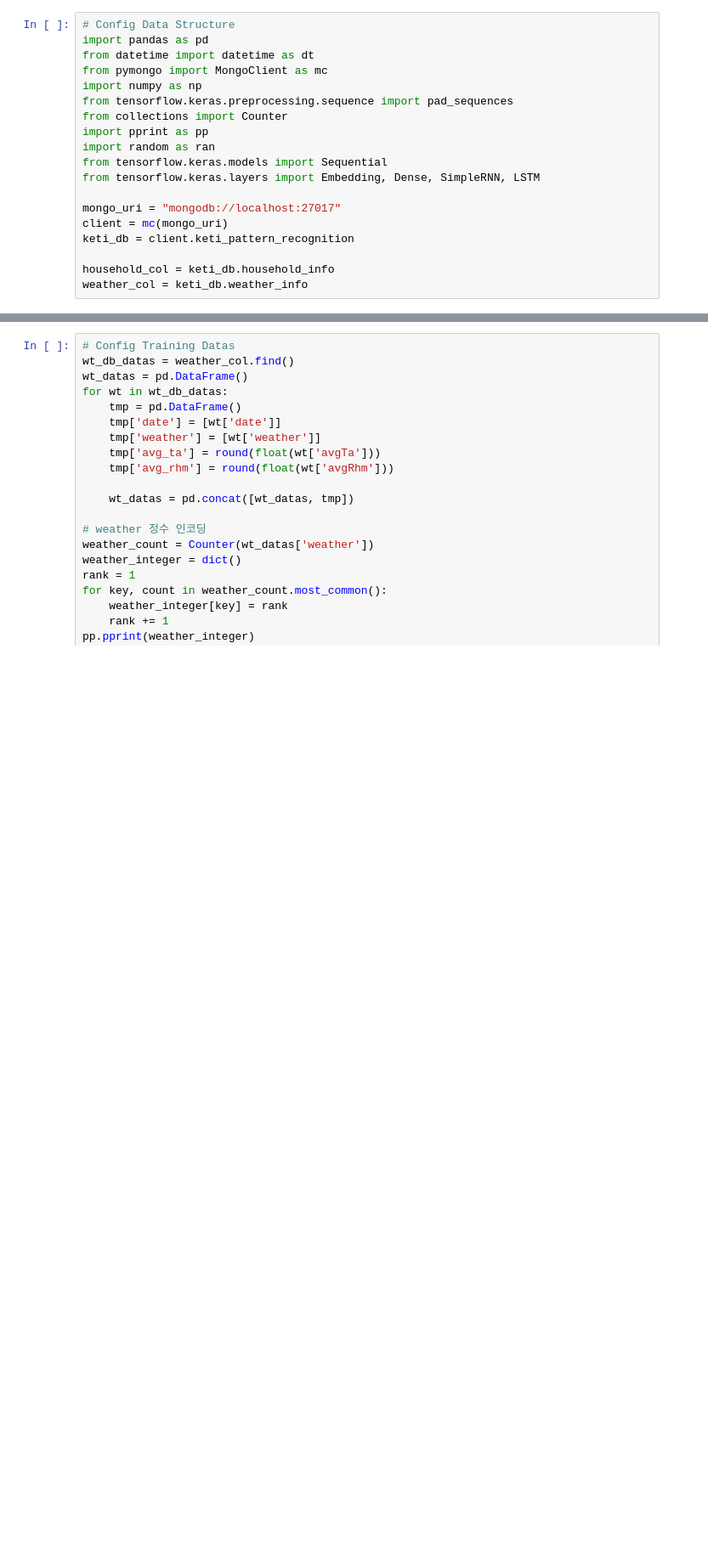
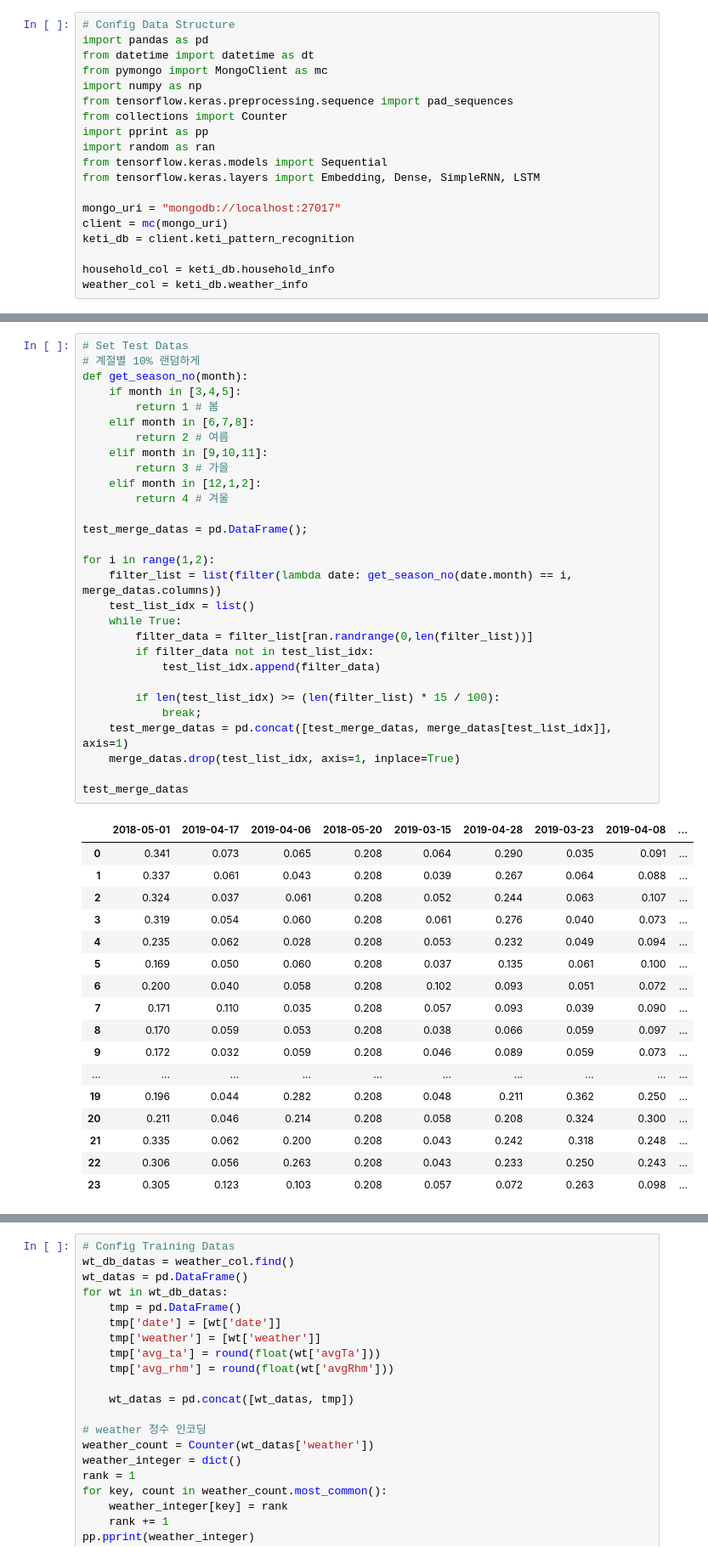
Before and after one commit to formegusto/houself-rnn, a Jupyter notebook: RNN Modeling.ipynb, the cells around one changed output, grey strips where cells are left out. Shown at 85% size. Drawn from its saved outputs; the diff is of its cells as text; blank space fills up the shorter version.

```diff
--- a/RNN Modeling.ipynb
+++ b/RNN Modeling.ipynb
@@ -120,0 +99,47 @@ print(value_size)
+# %%
+# Set Test Datas
+# 계절별 10% 랜덤하게
+def get_season_no(month):
+    if month in [3,4,5]:
+        return 1 # 봄
+    elif month in [6,7,8]:
+        return 2 # 여름
+    elif month in [9,10,11]:
+        return 3 # 가을
+    elif month in [12,1,2]:
+        return 4 # 겨울
+
+test_merge_datas = pd.DataFrame();
+
+for i in range(1,2):
+    filter_list = list(filter(lambda date: get_season_no(date.month) == i, merge_datas.columns))
+    test_list_idx = list()
+    while True:
+        filter_data = filter_list[ran.randrange(0,len(filter_list))]
+        if filter_data not in test_list_idx:
+            test_list_idx.append(filter_data)
+
+        if len(test_list_idx) >= (len(filter_list) * 15 / 100):
+            break;
+    test_merge_datas = pd.concat([test_merge_datas, merge_datas[test_list_idx]], axis=1)
+    merge_datas.drop(test_list_idx, axis=1, inplace=True)
+
+test_merge_datas
+# %% [output]
+|  | 2018-05-01 | 2019-04-17 | 2019-04-06 | 2018-05-20 | 2019-03-15 | 2019-04-28 | 2019-03-23 | 2019-04-08 | ... |
+| 0 | 0.341 | 0.073 | 0.065 | 0.208 | 0.064 | 0.290 | 0.035 | 0.091 | ... |
+| 1 | 0.337 | 0.061 | 0.043 | 0.208 | 0.039 | 0.267 | 0.064 | 0.088 | ... |
+| 2 | 0.324 | 0.037 | 0.061 | 0.208 | 0.052 | 0.244 | 0.063 | 0.107 | ... |
+| 3 | 0.319 | 0.054 | 0.060 | 0.208 | 0.061 | 0.276 | 0.040 | 0.073 | ... |
+| 4 | 0.235 | 0.062 | 0.028 | 0.208 | 0.053 | 0.232 | 0.049 | 0.094 | ... |
+| 5 | 0.169 | 0.050 | 0.060 | 0.208 | 0.037 | 0.135 | 0.061 | 0.100 | ... |
+| 6 | 0.200 | 0.040 | 0.058 | 0.208 | 0.102 | 0.093 | 0.051 | 0.072 | ... |
+| 7 | 0.171 | 0.110 | 0.035 | 0.208 | 0.057 | 0.093 | 0.039 | 0.090 | ... |
+| 8 | 0.170 | 0.059 | 0.053 | 0.208 | 0.038 | 0.066 | 0.059 | 0.097 | ... |
+| 9 | 0.172 | 0.032 | 0.059 | 0.208 | 0.046 | 0.089 | 0.059 | 0.073 | ... |
+| ... | ... | ... | ... | ... | ... | ... | ... | ... | ... |
+| 19 | 0.196 | 0.044 | 0.282 | 0.208 | 0.048 | 0.211 | 0.362 | 0.250 | ... |
+| 20 | 0.211 | 0.046 | 0.214 | 0.208 | 0.058 | 0.208 | 0.324 | 0.300 | ... |
+| 21 | 0.335 | 0.062 | 0.200 | 0.208 | 0.043 | 0.242 | 0.318 | 0.248 | ... |
+| 22 | 0.306 | 0.056 | 0.263 | 0.208 | 0.043 | 0.233 | 0.250 | 0.243 | ... |
+| 23 | 0.305 | 0.123 | 0.103 | 0.208 | 0.057 | 0.072 | 0.263 | 0.098 | ... |
```
Also changed, not shown: parts of 23 cells of this notebook, 1 other file.
